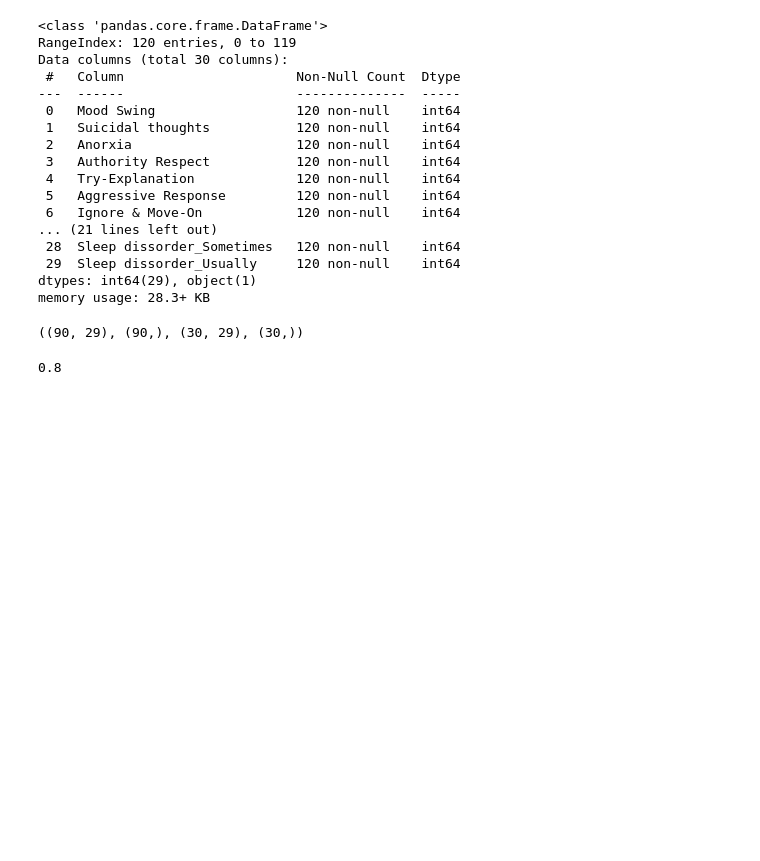
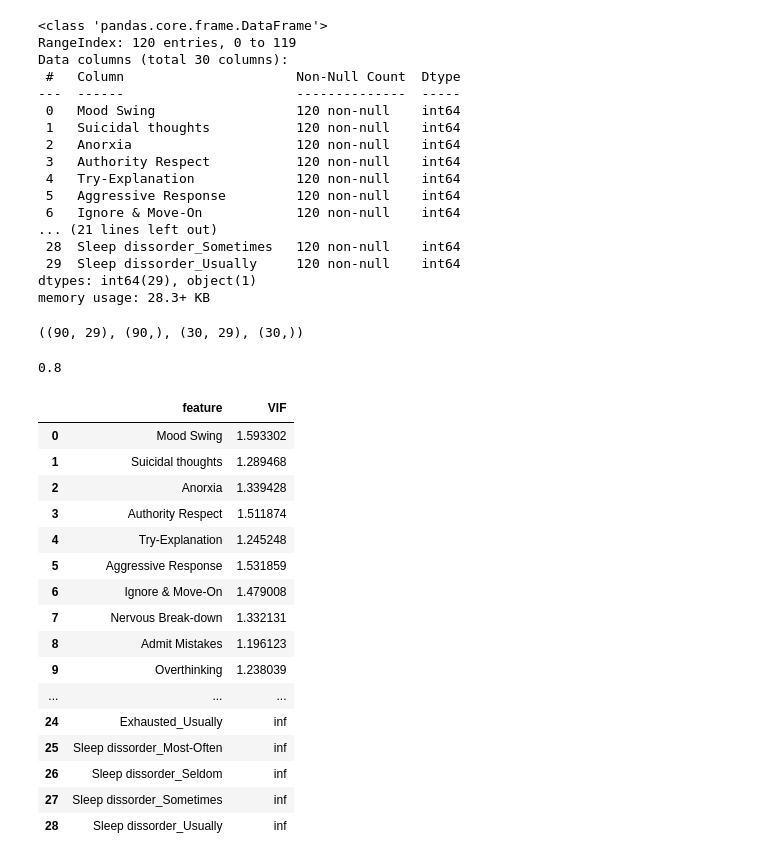
Before and after one commit to Ajver/mental-disorder-diagnosis, a Jupyter notebook: model_training.ipynb, the cells around one changed output. Cells and saved outputs as stored; diff of their text form; code cells hidden in the pictures; blank space fills up the shorter version.

```diff
--- a/model_training.ipynb
+++ b/model_training.ipynb
@@ -45,3 +46,27 @@ pred = model.predict(X_test)
 accuracy_score(y_test, pred)
 # %% [output]
 0.8
+# %%
+vif_data = pd.DataFrame()
+vif_data["feature"] = X.columns
+
+vif_data["VIF"] = [variance_inflation_factor(X.values, i) for i in range(len(X.columns))]
+vif_data
+# %% [output]
+|  | feature | VIF |
+| 0 | Mood Swing | 1.593302 |
+| 1 | Suicidal thoughts | 1.289468 |
+| 2 | Anorxia | 1.339428 |
+| 3 | Authority Respect | 1.511874 |
+| 4 | Try-Explanation | 1.245248 |
+| 5 | Aggressive Response | 1.531859 |
+| 6 | Ignore & Move-On | 1.479008 |
+| 7 | Nervous Break-down | 1.332131 |
+| 8 | Admit Mistakes | 1.196123 |
+| 9 | Overthinking | 1.238039 |
+| ... | ... | ... |
+| 24 | Exhausted_Usually | inf |
+| 25 | Sleep dissorder_Most-Often | inf |
+| 26 | Sleep dissorder_Seldom | inf |
+| 27 | Sleep dissorder_Sometimes | inf |
+| 28 | Sleep dissorder_Usually | inf |
```
Also changed, not shown: parts of 2 cells of this notebook.
